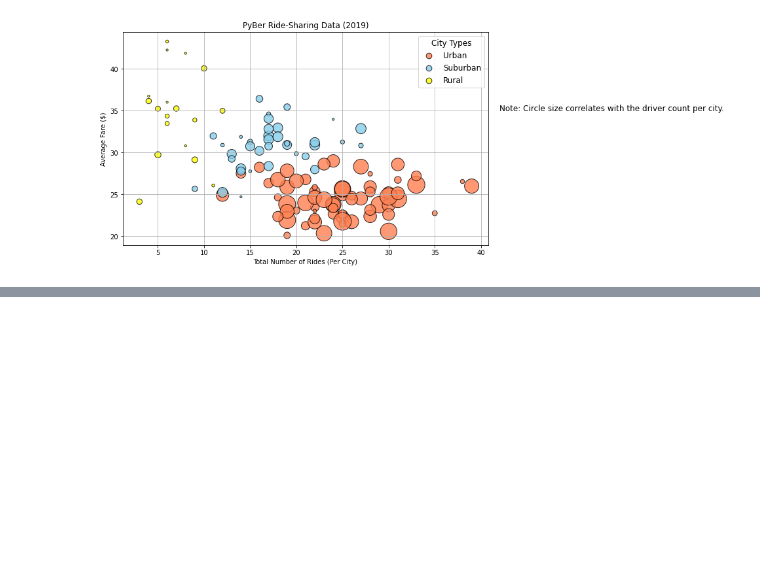
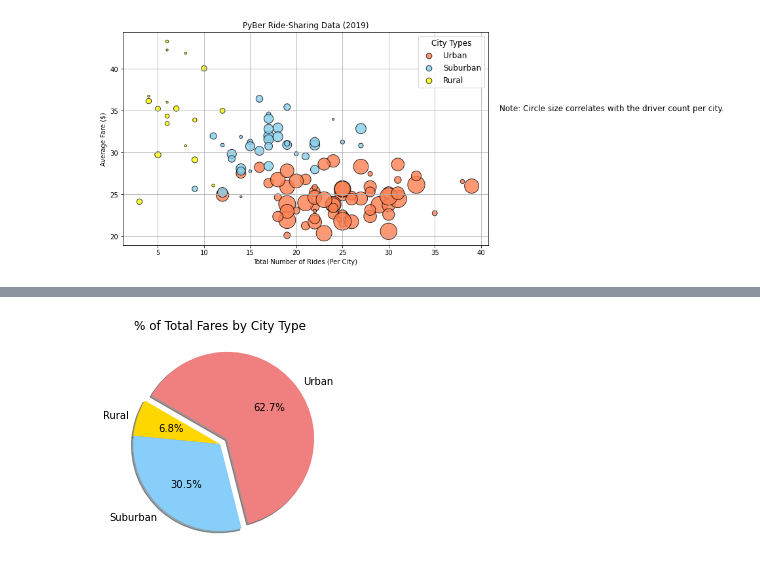
Before and after one commit to lauras521/PyBe_Analysis, a Jupyter notebook: PyBer_Ride_Data_Module5.3.ipynb, the cells around one changed output, grey strips where cells are left out. Drawn from its saved outputs; the diff is of its cells as text; code cells hidden in the pictures; blank space fills up the shorter version.

Commit message:
finished pie charts

```diff
--- a/PyBer_Ride_Data_Module5.3.ipynb
+++ b/PyBer_Ride_Data_Module5.3.ipynb
@@ -517,0 +519,7 @@ plt.show()
+# %%
+fares=pyber_data_df.groupby(['type']).sum()['fare']
+print(fares)
+total_fares=pyber_data_df.sum()['fare']
+print(total_fares)
+type_percents=fares/total_fares*100
+print(type_percents)
@@ -517,0 +538,9 @@ plt.show()
+# %%
+plt.pie(type_percents,labels=["Rural","Suburban","Urban"],colors=['gold','lightskyblue','lightcoral'],
+        explode=[0,0,0.1], autopct='%1.1f%%', shadow=True, startangle=150)
+plt.title("% of Total Fares by City Type")
+mpl.rcParams['font.size']=14
+plt.savefig("Analysis/Fig5.png")
+plt.show()
+# %% [output]
+[figure, added]
```
Also changed, not shown: parts of 48 cells of this notebook.
